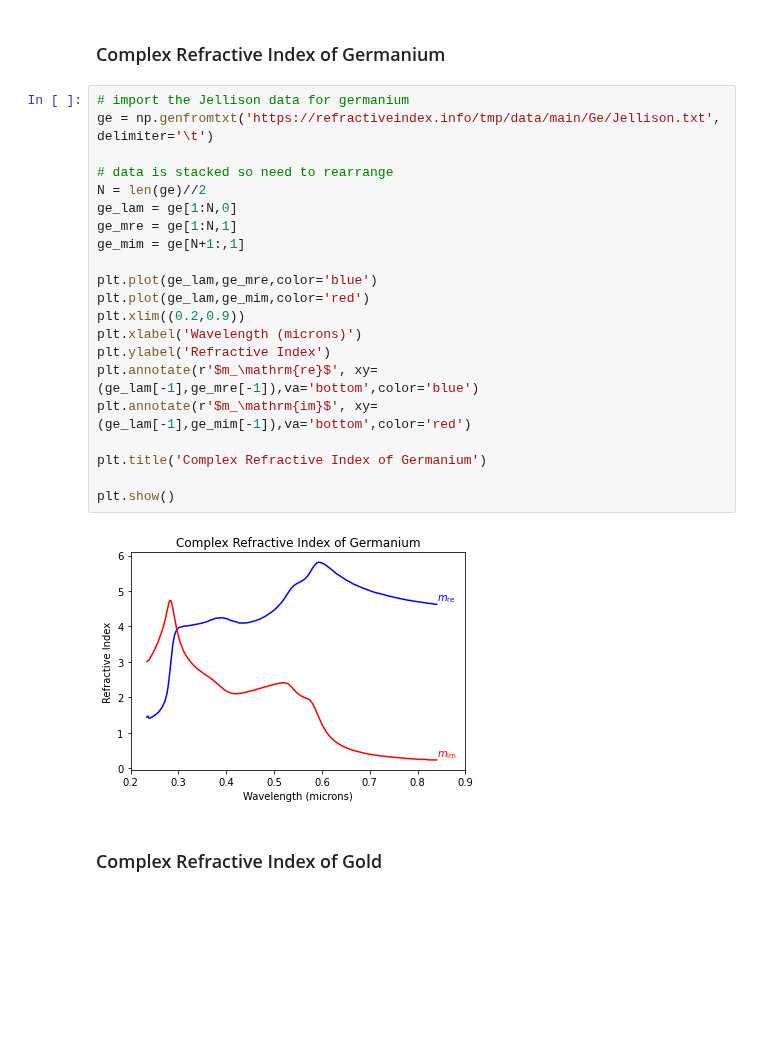
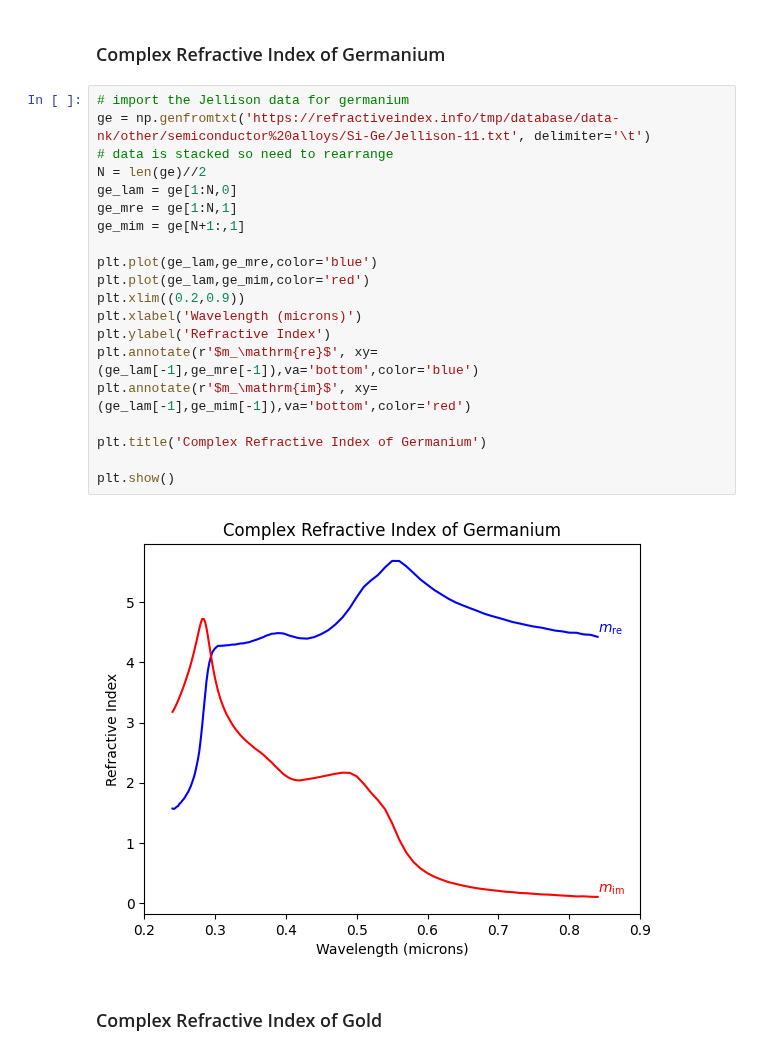
Before and after one commit to scottprahl/pypolar, a Jupyter notebook: docs/07-Fresnel-Reflection.ipynb, the cells around one changed output. Drawn from its saved outputs; the diff is of its cells as text; blank space fills up the shorter version.

```diff
--- a/docs/07-Fresnel-Reflection.ipynb
+++ b/docs/07-Fresnel-Reflection.ipynb
@@ -208,27 +208,26 @@ plt.show()
 ### Complex Refractive Index of Germanium
 # %%
 # import the Jellison data for germanium
-ge = np.genfromtxt('https://refractiveindex.info/tmp/data/main/Ge/Jellison.txt', delimiter='\t')
-
+ge = np.genfromtxt('https://refractiveindex.info/tmp/database/data-nk/other/semiconductor%20alloys/Si-Ge/Jellison-11.txt', delimiter='\t')
 # data is stacked so need to rearrange
 N = len(ge)//2
 ge_lam = ge[1:N,0]
 ge_mre = ge[1:N,1]
 ge_mim = ge[N+1:,1]
 
 plt.plot(ge_lam,ge_mre,color='blue')
 plt.plot(ge_lam,ge_mim,color='red')
 plt.xlim((0.2,0.9))
 plt.xlabel('Wavelength (microns)')
 plt.ylabel('Refractive Index')
 plt.annotate(r'$m_\mathrm{re}$', xy=(ge_lam[-1],ge_mre[-1]),va='bottom',color='blue')
 plt.annotate(r'$m_\mathrm{im}$', xy=(ge_lam[-1],ge_mim[-1]),va='bottom',color='red')
 
 plt.title('Complex Refractive Index of Germanium')
 
 plt.show()
 # %% [output]
-[figure, old version]
+[figure, new version]
 # %% [markdown]
 ### Complex Refractive Index of Gold
 # %%
```
Also changed, not shown: parts of 14 cells of this notebook.
